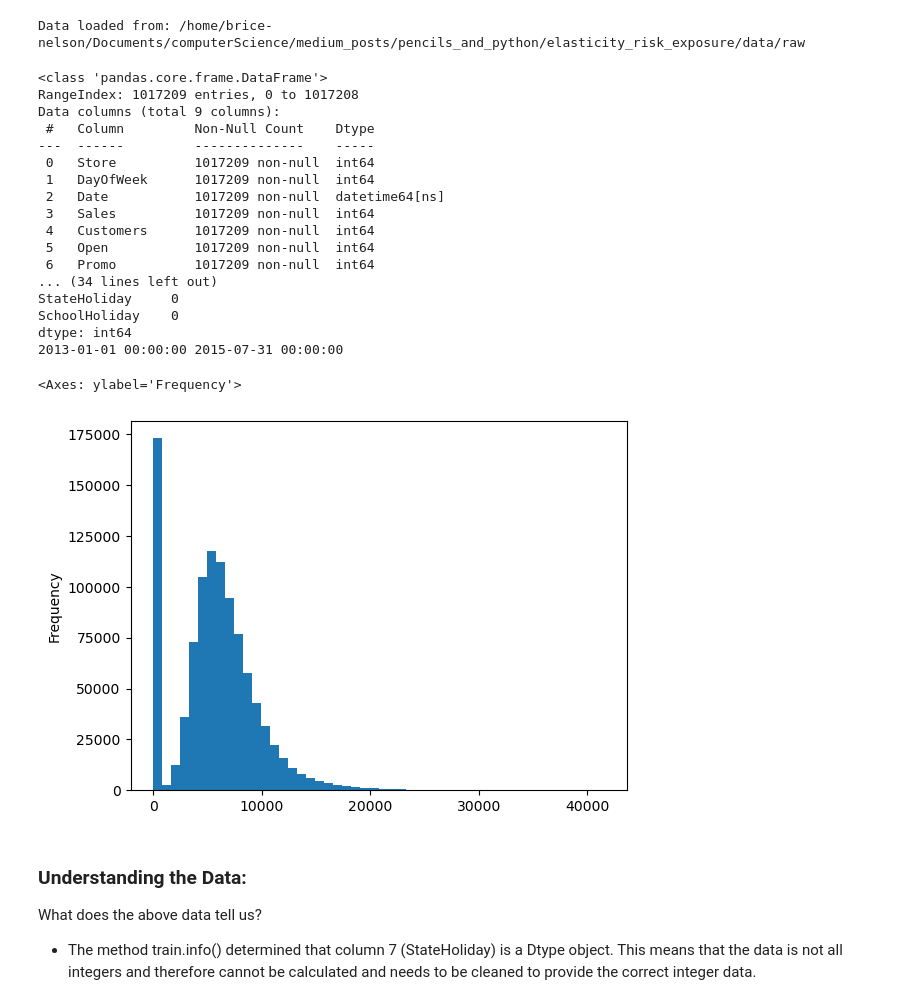
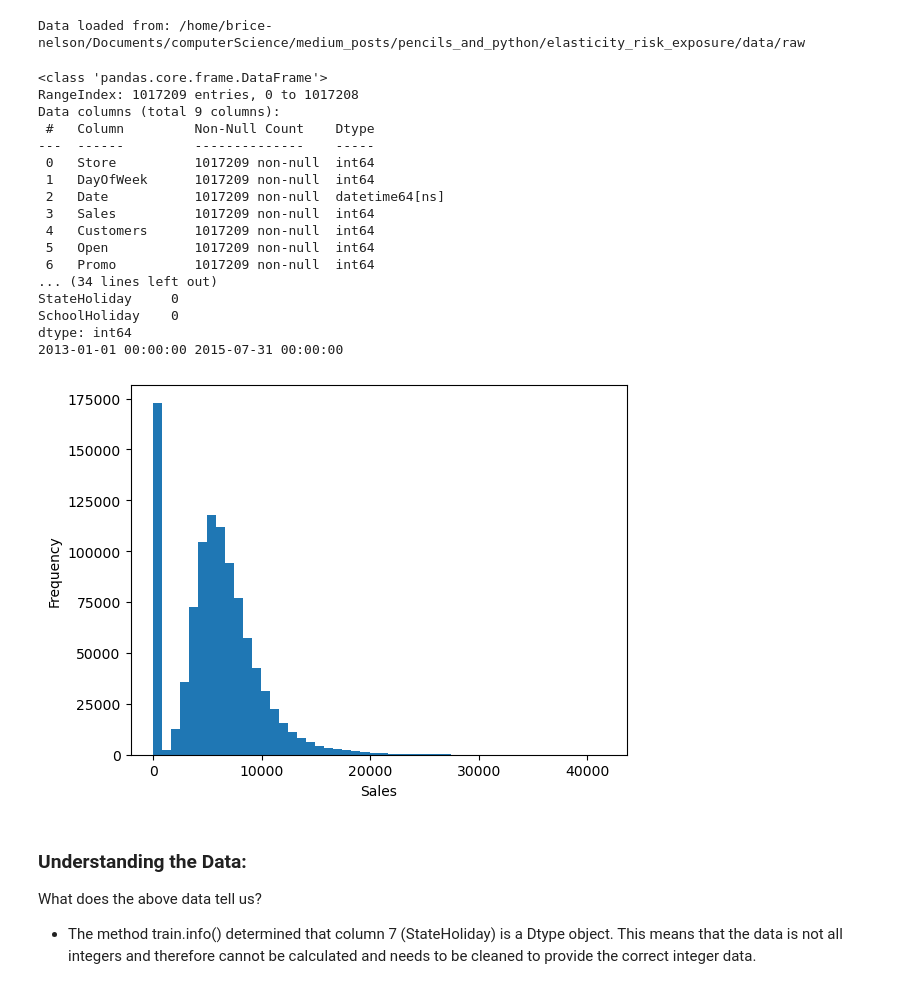
Before and after one commit to Pencils-and-Python/Price-Elasticity-Calculator, a Jupyter notebook: notebooks/01_data_exploration.ipynb, the cells around one changed output. Drawn from its saved outputs; the diff is of its cells as text; code cells hidden in the pictures.

```diff
--- a/notebooks/01_data_exploration.ipynb
+++ b/notebooks/01_data_exploration.ipynb
@@ -21,41 +21,44 @@ train_df, store_df = load_raw_data()
 Data loaded from: /home/brice-nelson/Documents/computerScience/medium_posts/pencils_and_python/elasticity_risk_exposure/data/raw
 # %%
 # Quick sanity checks
-print(f"train_df info: \n",train_df.info())
-print(f"train_df describe: \n",train_df.describe())
-print(f"train_df isnull sum: \n",train_df.isnull().sum())
+print(f"train_df info: \n", train_df.info())
+print(f"train_df describe: \n", train_df.describe())
+print(f"train_df isnull sum: \n", train_df.isnull().sum())
 
 # Column 7 investigation (mixed types)
 train_df.iloc[:, 7].value_counts(dropna=False)
 
 # Unique holiday flags
 train_df["StateHoliday"].value_counts()
 
 # Date range
 print(train_df["Date"].min(), train_df["Date"].max())
 
 # Sales distribution
+import matplotlib.pyplot as plt
+
 train_df["Sales"].plot.hist(bins=50)
+plt.xlabel("Sales")  # Add x-axis label
+plt.show()  # Properly display the plot
 # %% [output]
 <class 'pandas.core.frame.DataFrame'>
 RangeIndex: 1017209 entries, 0 to 1017208
 Data columns (total 9 columns):
  #   Column         Non-Null Count    Dtype
 ---  ------         --------------    -----
  0   Store          1017209 non-null  int64
  1   DayOfWeek      1017209 non-null  int64
  2   Date           1017209 non-null  datetime64[ns]
  3   Sales          1017209 non-null  int64
  4   Customers      1017209 non-null  int64
  5   Open           1017209 non-null  int64
  6   Promo          1017209 non-null  int64
 ... (34 lines left out)
 StateHoliday     0
 SchoolHoliday    0
 dtype: int64
 2013-01-01 00:00:00 2015-07-31 00:00:00
-<Axes: ylabel='Frequency'>
-[figure, old version]
+[figure, new version]
 # %% [markdown]
 ### Understanding the Data:
 What does the above data tell us?
```
Also changed, not shown: parts of 3 cells of this notebook.
